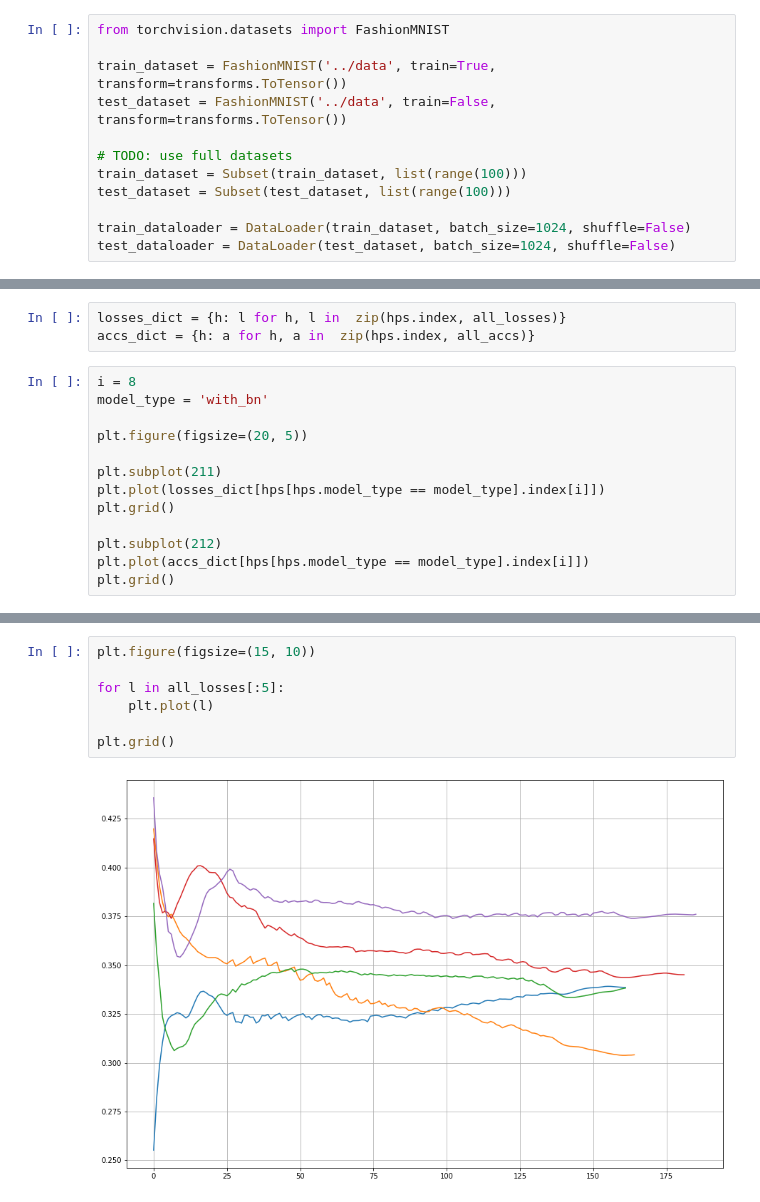
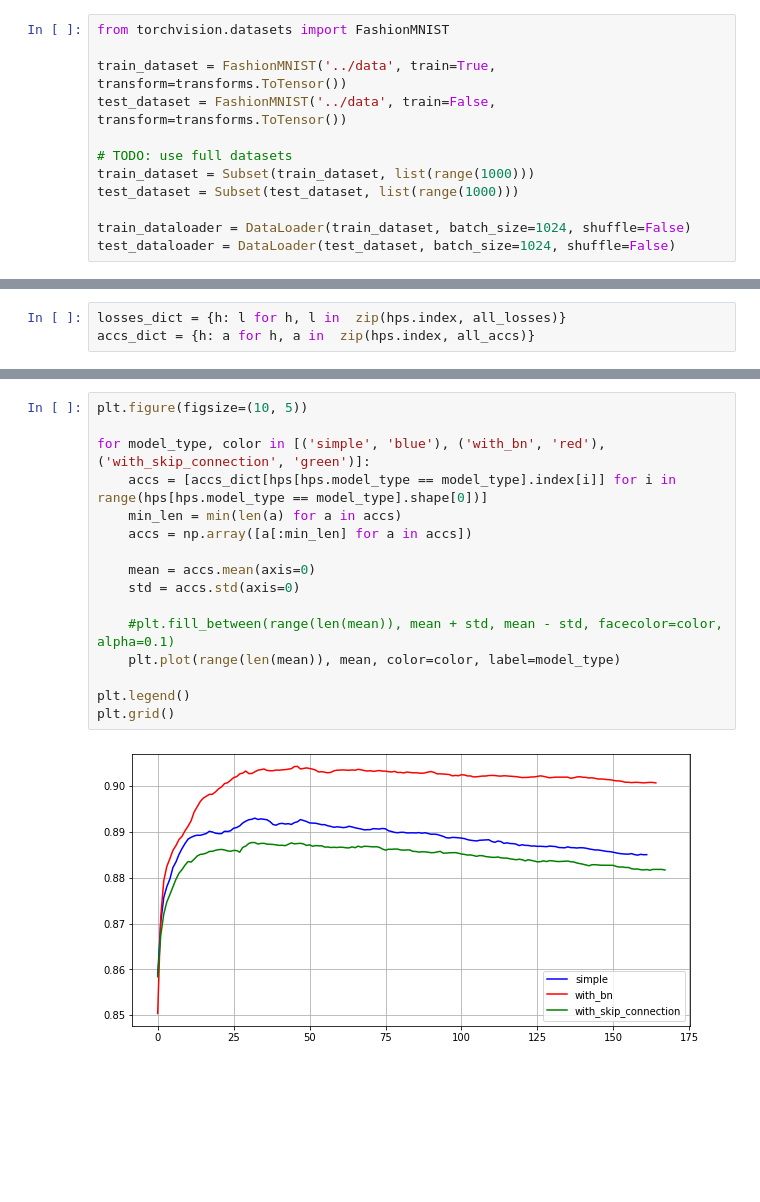
Before and after one commit to universome/loss-patterns, a Jupyter notebook: notebooks/ensembling.ipynb, the cells around one changed output, grey strips where cells are left out. Cells and saved outputs as stored; diff of their text form; blank space fills up the shorter version.

```diff
--- a/notebooks/ensembling.ipynb
+++ b/notebooks/ensembling.ipynb
@@ -94,8 +94,8 @@ train_dataset = FashionMNIST('../data', train=True, transform=transforms.ToTenso
 test_dataset = FashionMNIST('../data', train=False, transform=transforms.ToTensor())
 
 # TODO: use full datasets
-train_dataset = Subset(train_dataset, list(range(100)))
-test_dataset = Subset(test_dataset, list(range(100)))
+train_dataset = Subset(train_dataset, list(range(1000)))
+test_dataset = Subset(test_dataset, list(range(1000)))
 
 train_dataloader = DataLoader(train_dataset, batch_size=1024, shuffle=False)
 test_dataloader = DataLoader(test_dataset, batch_size=1024, shuffle=False)
@@ -145,16 +145,3 @@ hps['model_type'] = hps['conv_model_config'].apply(get_model_type_from_config)
 # %%
 losses_dict = {h: l for h, l in  zip(hps.index, all_losses)}
 accs_dict = {h: a for h, a in  zip(hps.index, all_accs)}
-# %%
-i = 8
-model_type = 'with_bn'
-
-plt.figure(figsize=(20, 5))
-
-plt.subplot(211)
-plt.plot(losses_dict[hps[hps.model_type == model_type].index[i]])
-plt.grid()
-
-plt.subplot(212)
-plt.plot(accs_dict[hps[hps.model_type == model_type].index[i]])
-plt.grid()
@@ -163,9 +148,18 @@ plt.grid()
-# %%
-plt.figure(figsize=(15, 10))
-
-for l in all_losses[:5]:
-    plt.plot(l)
-
-plt.grid()
-# %% [output]
-[figure, removed]
+# %%
+plt.figure(figsize=(10, 5))
+
+for model_type, color in [('simple', 'blue'), ('with_bn', 'red'), ('with_skip_connection', 'green')]:
+    accs = [accs_dict[hps[hps.model_type == model_type].index[i]] for i in range(hps[hps.model_type == model_type].shape[0])]
+    min_len = min(len(a) for a in accs)
+    accs = np.array([a[:min_len] for a in accs])
+
+    mean = accs.mean(axis=0)
+    std = accs.std(axis=0)
+
+    #plt.fill_between(range(len(mean)), mean + std, mean - std, facecolor=color, alpha=0.1)
+    plt.plot(range(len(mean)), mean, color=color, label=model_type)
+
+plt.legend()
+plt.grid()
+# %% [output]
+[figure, added]
```
Also changed, not shown: parts of 1 cell of this notebook, 4 other files.
